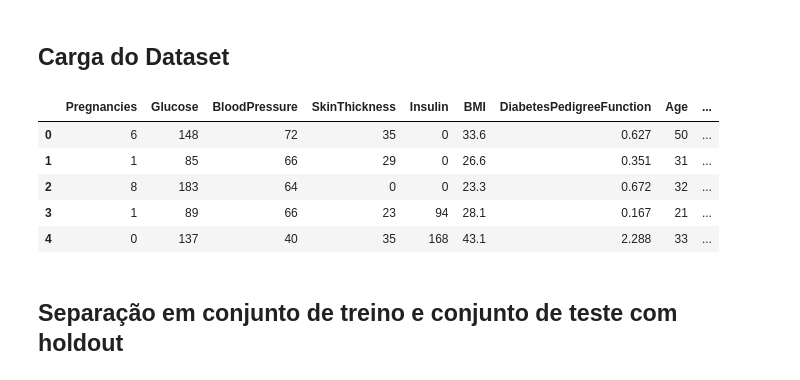
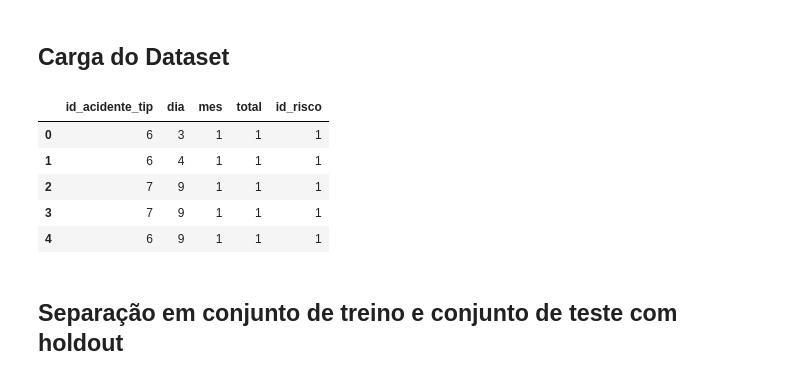
Before and after one commit to Etyonamine/puc-rio-mvp-sprint-04-Back-End, a Jupyter notebook: colabs/mvp_colab_acidentes_rodovias_01_aco.ipynb, the cells around one changed output. Drawn from its saved outputs; the diff is of its cells as text; code cells hidden in the pictures.

```diff
--- a/colabs/mvp_colab_acidentes_rodovias_01_aco.ipynb
+++ b/colabs/mvp_colab_acidentes_rodovias_01_aco.ipynb
@@ -27,20 +29,20 @@ from sklearn.svm import SVC
 ## Carga do Dataset
 # %%
 # Informa a URL de importação do dataset
-url = "https://raw.githubusercontent.com/tatianaesc/datascience/main/diabetes.csv"
+url = "https://raw.githubusercontent.com/Etyonamine/puc-rio-mvp-sprint-04-sistemas-inteligentes/main/info/1_aco.csv"
 
 # Lê o arquivo
-dataset = pd.read_csv(url, delimiter=',')
+dataset = pd.read_csv(url, delimiter=';')
 
 # Mostra as primeiras linhas do dataset
 dataset.head()
 # %% [output]
-|  | Pregnancies | Glucose | BloodPressure | SkinThickness | Insulin | BMI | DiabetesPedigreeFunction | Age | ... |
-| 0 | 6 | 148 | 72 | 35 | 0 | 33.6 | 0.627 | 50 | ... |
-| 1 | 1 | 85 | 66 | 29 | 0 | 26.6 | 0.351 | 31 | ... |
-| 2 | 8 | 183 | 64 | 0 | 0 | 23.3 | 0.672 | 32 | ... |
-| 3 | 1 | 89 | 66 | 23 | 94 | 28.1 | 0.167 | 21 | ... |
-| 4 | 0 | 137 | 40 | 35 | 168 | 43.1 | 2.288 | 33 | ... |
+|  | id_acidente_tip | dia | mes | total | id_risco |
+| 0 | 6 | 3 | 1 | 1 | 1 |
+| 1 | 6 | 4 | 1 | 1 | 1 |
+| 2 | 7 | 9 | 1 | 1 | 1 |
+| 3 | 7 | 9 | 1 | 1 | 1 |
+| 4 | 6 | 9 | 1 | 1 | 1 |
 # %% [markdown]
 ## Separação em conjunto de treino e conjunto de teste com holdout
 # %%
```
Also changed, not shown: parts of 12 cells of this notebook.
